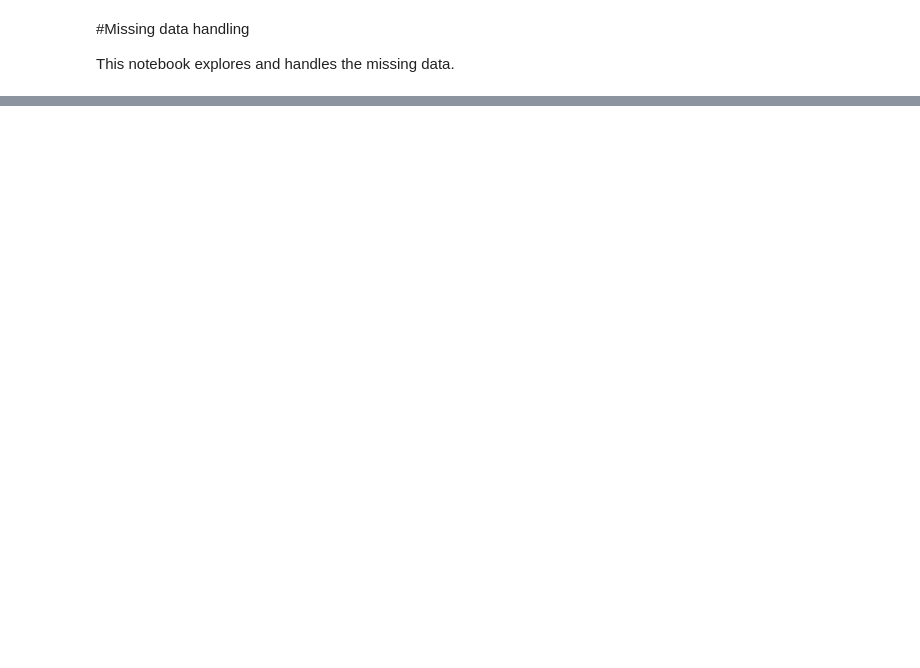
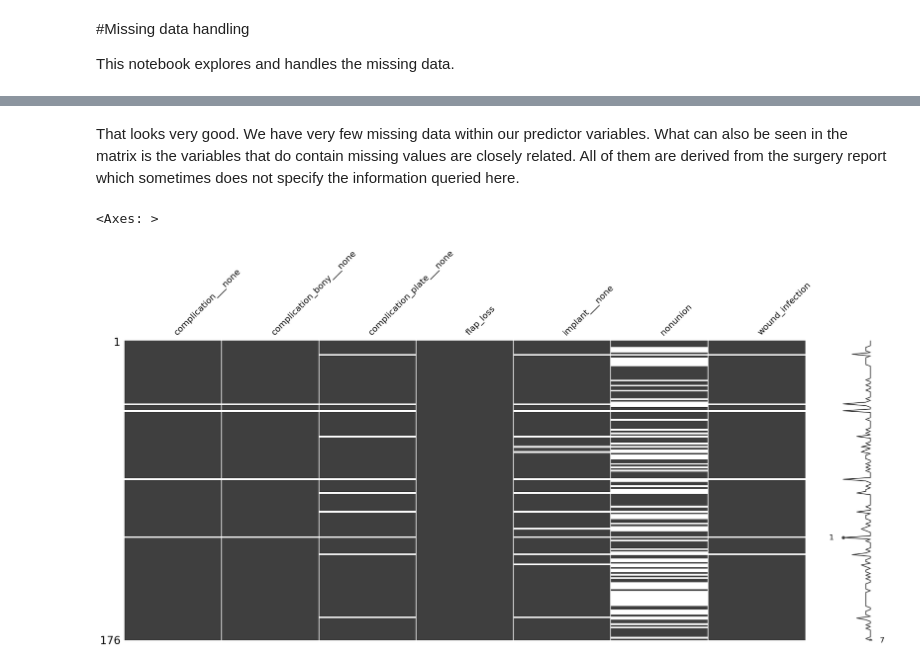
Before and after one commit to philipp-lampert/mymandible, a Jupyter notebook: data_science/03_missing_data.ipynb, the cells around one changed output, grey strips where cells are left out. Drawn from its saved outputs; the diff is of its cells as text; code cells hidden in the pictures; blank space fills up the shorter version.

```diff
--- a/data_science/03_missing_data.ipynb
+++ b/data_science/03_missing_data.ipynb
@@ -33,0 +30,8 @@ df = df.drop(columns=remove_columns)
+# %% [markdown]
+That looks very good. We have very few missing data within our predictor variables. What can also be seen in the matrix is the variables that do contain missing values are closely related. All of them are derived from the surgery report which sometimes does not specify the information queried here.
+# %%
+unique_outcomes = ['complication___none', 'complication_bony___none', 'complication_plate___none', 'flap_loss', 'implant___none', 'nonunion', 'wound_infection']
+msno.matrix(df[unique_outcomes])
+# %% [output]
+<Axes: >
+[figure, added]
```
Also changed, not shown: parts of 15 cells of this notebook.
